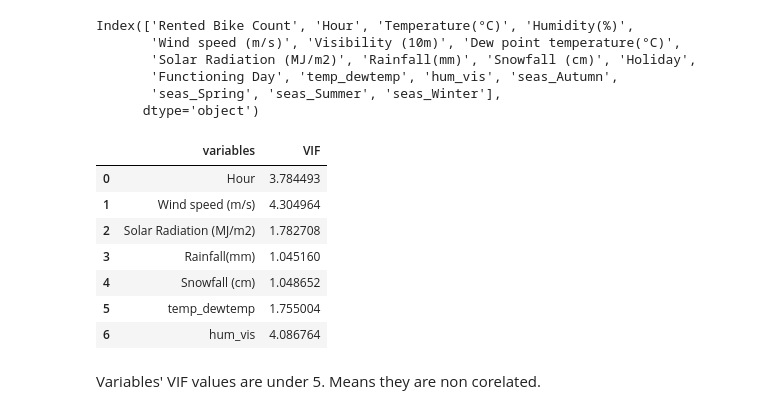
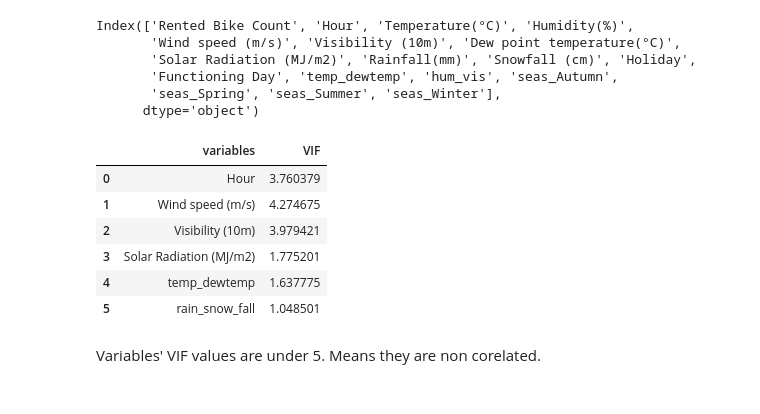
Before and after one commit to Ashishblthakre/Project_2, a Jupyter notebook: Bike_Sharing_Demand_Prediction_ashish_Capstone_Project.ipynb, the cells around one changed output. Saved outputs shown, nothing was run; the diff lists cells and outputs as text; code cells hidden in the pictures.

```diff
--- a/Bike_Sharing_Demand_Prediction_ashish_Capstone_Project.ipynb
+++ b/Bike_Sharing_Demand_Prediction_ashish_Capstone_Project.ipynb
@@ -230,11 +250,15 @@ numerical_features = numerical_features.tolist()
 print(numerical_features)
 # %% [output]
 ['Rented Bike Count', 'Hour', 'Temperature(°C)', 'Humidity(%)', 'Wind speed (m/s)', 'Visibility (10m)', 'Dew point temperature(°C)', 'Solar Radiation (MJ/m2)', 'Rainfall(mm)', 'Snowfall (cm)']
+# %%
+dataset['temp_dewtemp'] =  0.6*dataset['Temperature(°C)'] + 0.4*dataset['Dew point temperature(°C)']
 # %%
-dataset['temp_dewtemp'] =  0.7*dataset['Temperature(°C)'] + 0.3*dataset['Dew point temperature(°C)']
+dataset['temp_dewtemp_70'] =  0.7*dataset['Temperature(°C)'] + 0.3*dataset['Dew point temperature(°C)']
+# %%
+dataset['rain_snow_fall'] =  0.35*dataset['Rainfall(mm)'] + 0.65*dataset['Snowfall (cm)']
 # %%
 # Humidity is related with visibility not very strongly
-dataset['hum_vis'] =  0.6*dataset['Visibility (10m)'] + 0.4*dataset['Humidity(%)']
+dataset['hum_vis'] =  0.4*dataset['Visibility (10m)'] + 0.4*dataset['Humidity(%)']
 # %%
 # Multicollinearity using VIF
 
@@ -256,16 +280,15 @@ Index(['Rented Bike Count', 'Hour', 'Temperature(°C)', 'Humidity(%)',
        'seas_Spring', 'seas_Summer', 'seas_Winter'],
       dtype='object')
 # %%
-calc_vif(dataset[[i for i in dataset.describe().columns if i not in ['Temperature(°C)', 'Dew point temperature(°C)', 'Visibility (10m)', 'Humidity(%)', 'Rented Bike Count']]])
+calc_vif(dataset[[i for i in dataset.describe().columns if i not in ['Temperature(°C)', 'Dew point temperature(°C)', 'Rainfall(mm)', 'Snowfall (cm)','Humidity(%)', 'Rented Bike Count']]])
 # %% [output]
 |  | variables | VIF |
-| 0 | Hour | 3.784493 |
-| 1 | Wind speed (m/s) | 4.304964 |
-| 2 | Solar Radiation (MJ/m2) | 1.782708 |
-| 3 | Rainfall(mm) | 1.045160 |
-| 4 | Snowfall (cm) | 1.048652 |
-| 5 | temp_dewtemp | 1.755004 |
-| 6 | hum_vis | 4.086764 |
+| 0 | Hour | 3.760379 |
+| 1 | Wind speed (m/s) | 4.274675 |
+| 2 | Visibility (10m) | 3.979421 |
+| 3 | Solar Radiation (MJ/m2) | 1.775201 |
+| 4 | temp_dewtemp | 1.637775 |
+| 5 | rain_snow_fall | 1.048501 |
 # %% [markdown]
 Variables' VIF values are under 5. Means they are non corelated.
 # %%
```
Also changed, not shown: parts of 24 cells of this notebook.
